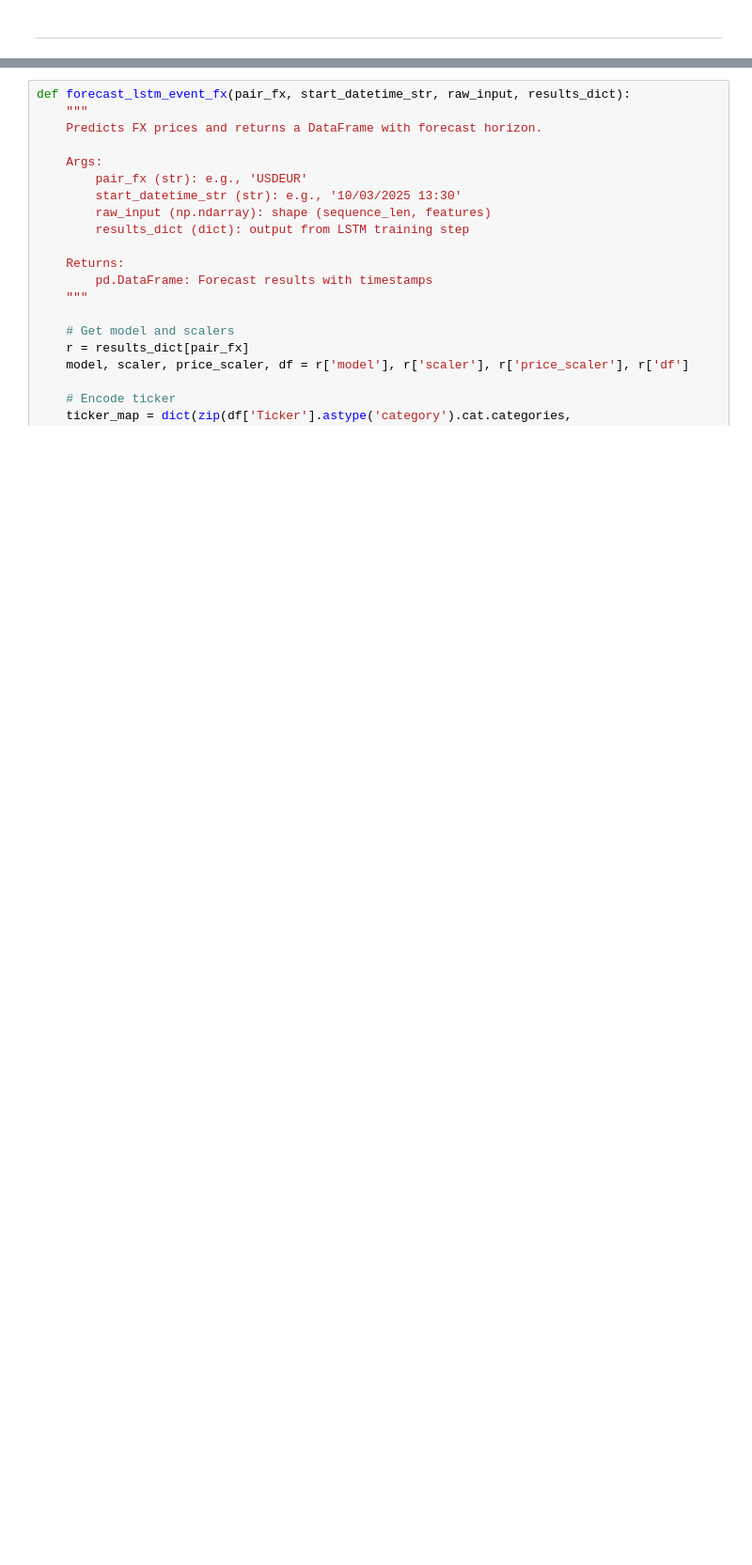
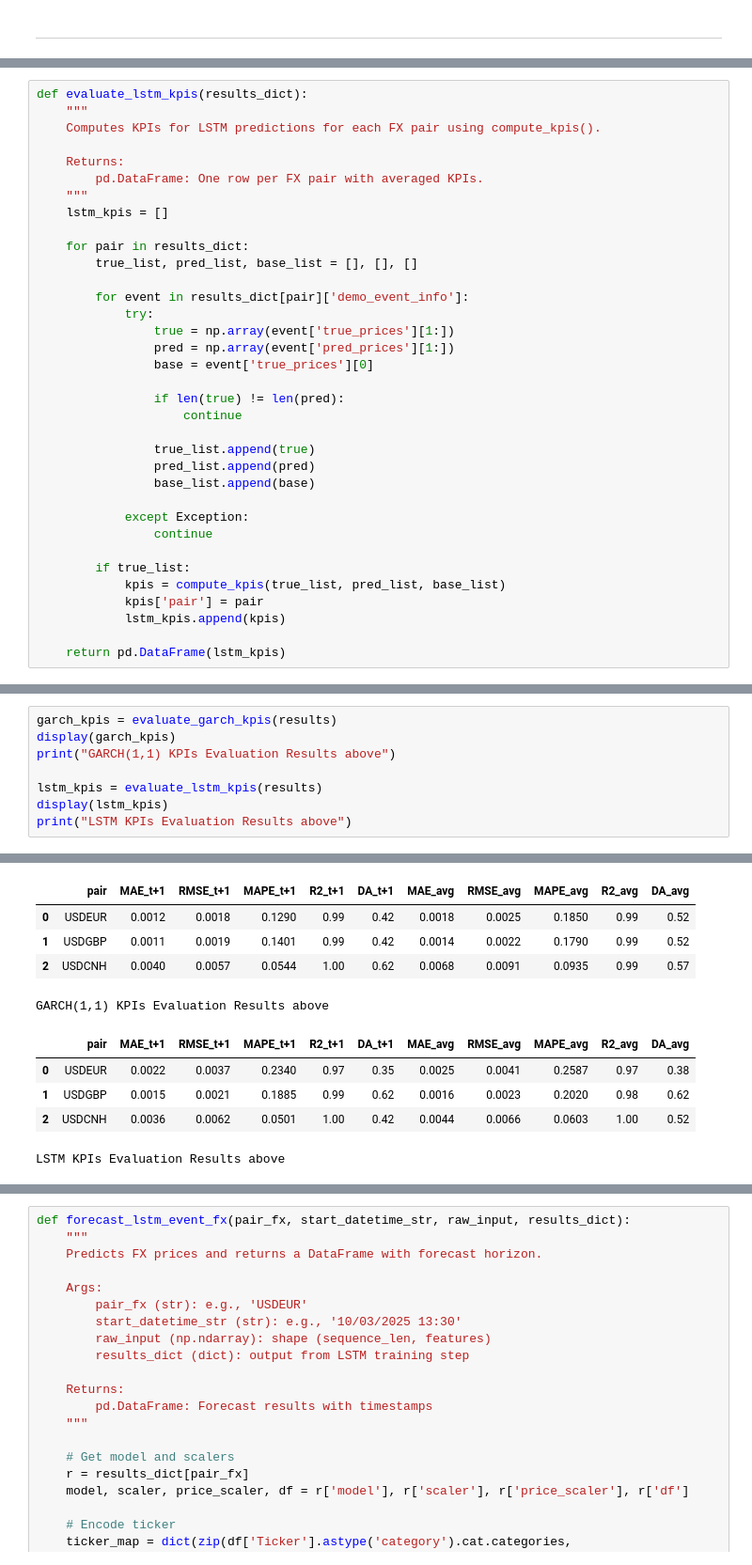
Before and after one commit to Modi1997/FX-HFT-Effects-on-US-Macro-Data, a Jupyter notebook: FX HFT Effects on US Macroeconomic Data Releases.ipynb, the cells around one changed output, grey strips where cells are left out. Shown at 94% size. Cells and saved outputs as stored; diff of their text form; blank space fills up the shorter version.

Commit message:
feat: KPI evaluation
Signed-off-by: Mondi <modiosmena@hotmail.com>

```diff
--- a/FX HFT Effects on US Macroeconomic Data Releases.ipynb
+++ b/FX HFT Effects on US Macroeconomic Data Releases.ipynb
@@ -2107,0 +2201,35 @@ plot_all_events_across_pairs(results) # 350 epochs || weights: PMI/GPD/PCE .08 a
+# %%
+def evaluate_lstm_kpis(results_dict):
+    """
+    Computes KPIs for LSTM predictions for each FX pair using compute_kpis().
+
+    Returns:
+        pd.DataFrame: One row per FX pair with averaged KPIs.
+    """
+    lstm_kpis = []
+
+    for pair in results_dict:
+        true_list, pred_list, base_list = [], [], []
+
+        for event in results_dict[pair]['demo_event_info']:
+            try:
+                true = np.array(event['true_prices'][1:])
+                pred = np.array(event['pred_prices'][1:])
+                base = event['true_prices'][0]
+
+                if len(true) != len(pred):
+                    continue
+
+                true_list.append(true)
+                pred_list.append(pred)
+                base_list.append(base)
+
+            except Exception:
+                continue
+
+        if true_list:
+            kpis = compute_kpis(true_list, pred_list, base_list)
+            kpis['pair'] = pair
+            lstm_kpis.append(kpis)
+
+    return pd.DataFrame(lstm_kpis)
@@ -2107,0 +2277,9 @@ plot_all_events_across_pairs(results) # 350 epochs || weights: PMI/GPD/PCE .08 a
+# %%
+garch_kpis = evaluate_garch_kpis(results)
+display(garch_kpis)
+print("GARCH(1,1) KPIs Evaluation Results above")
+
+lstm_kpis = evaluate_lstm_kpis(results)
+display(lstm_kpis)
+print("LSTM KPIs Evaluation Results above")
+# %% [output]
@@ -2107,0 +2303,10 @@ plot_all_events_across_pairs(results) # 350 epochs || weights: PMI/GPD/PCE .08 a
+|  | pair | MAE_t+1 | RMSE_t+1 | MAPE_t+1 | R2_t+1 | DA_t+1 | MAE_avg | RMSE_avg | MAPE_avg | R2_avg | DA_avg |
+| 0 | USDEUR | 0.0012 | 0.0018 | 0.1290 | 0.99 | 0.42 | 0.0018 | 0.0025 | 0.1850 | 0.99 | 0.52 |
+| 1 | USDGBP | 0.0011 | 0.0019 | 0.1401 | 0.99 | 0.42 | 0.0014 | 0.0022 | 0.1790 | 0.99 | 0.52 |
+| 2 | USDCNH | 0.0040 | 0.0057 | 0.0544 | 1.00 | 0.62 | 0.0068 | 0.0091 | 0.0935 | 0.99 | 0.57 |
+GARCH(1,1) KPIs Evaluation Results above
+|  | pair | MAE_t+1 | RMSE_t+1 | MAPE_t+1 | R2_t+1 | DA_t+1 | MAE_avg | RMSE_avg | MAPE_avg | R2_avg | DA_avg |
+| 0 | USDEUR | 0.0022 | 0.0037 | 0.2340 | 0.97 | 0.35 | 0.0025 | 0.0041 | 0.2587 | 0.97 | 0.38 |
+| 1 | USDGBP | 0.0015 | 0.0021 | 0.1885 | 0.99 | 0.62 | 0.0016 | 0.0023 | 0.2020 | 0.98 | 0.62 |
+| 2 | USDCNH | 0.0036 | 0.0062 | 0.0501 | 1.00 | 0.42 | 0.0044 | 0.0066 | 0.0603 | 1.00 | 0.52 |
+LSTM KPIs Evaluation Results above
```
Also changed, not shown: parts of 127 cells of this notebook, 1 other file.
